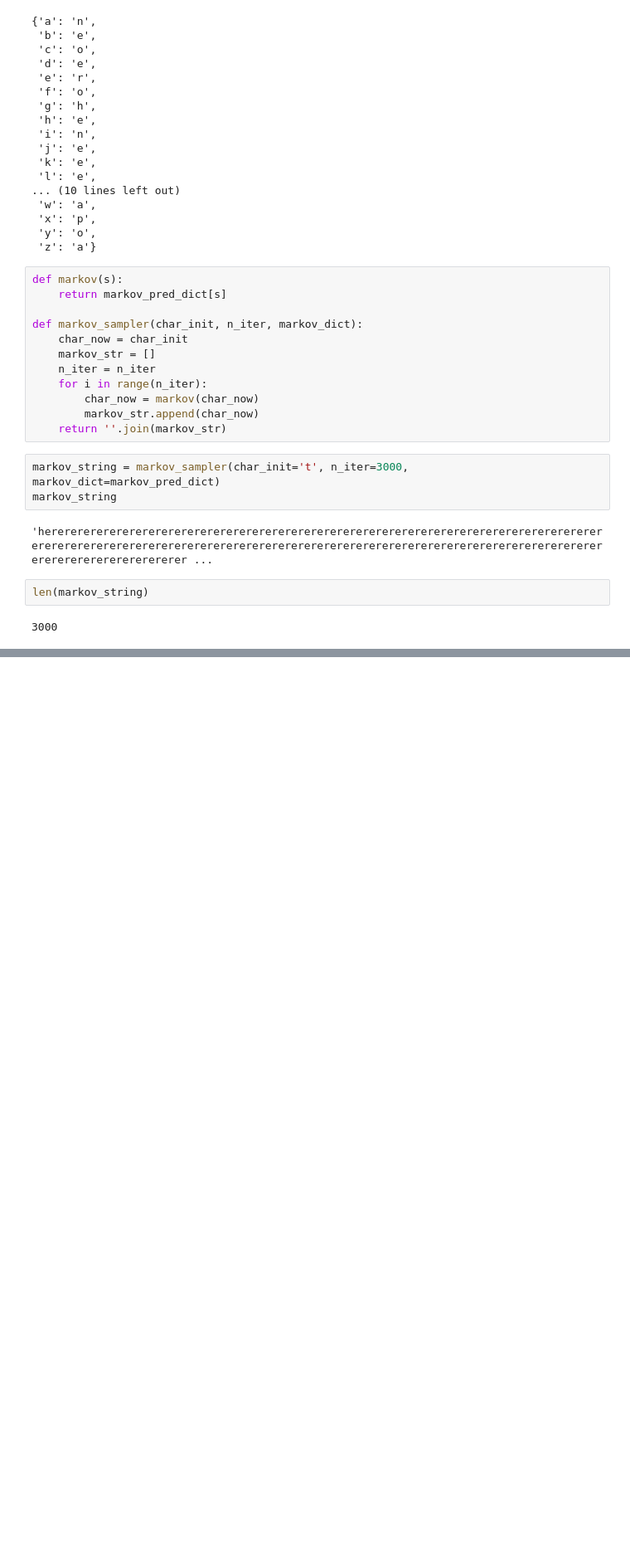
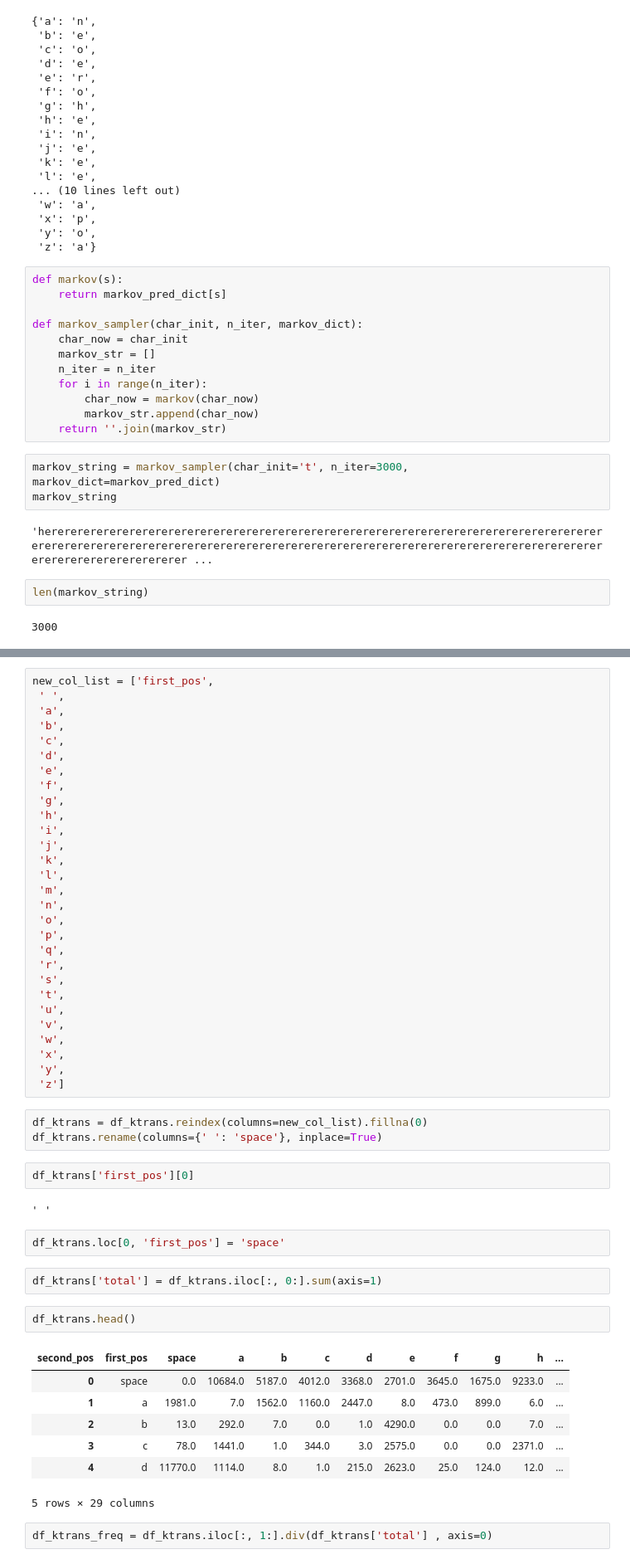
Before and after one commit to grantaguinaldo/ssie, a Jupyter notebook: ssie500/hw2/hw2.ipynb, the cells around one changed output, grey strips where cells are left out. Shown: that part at 83% size. Saved outputs shown, nothing was run; the diff lists cells and outputs as text; blank space fills up the shorter version.

```diff
--- a/ssie500/hw2/hw2.ipynb
+++ b/ssie500/hw2/hw2.ipynb
@@ -353,0 +342,52 @@ len(markov_string)
+# %%
+new_col_list = ['first_pos',
+ ' ',
+ 'a',
+ 'b',
+ 'c',
+ 'd',
+ 'e',
+ 'f',
+ 'g',
+ 'h',
+ 'i',
+ 'j',
+ 'k',
+ 'l',
+ 'm',
+ 'n',
+ 'o',
+ 'p',
+ 'q',
+ 'r',
+ 's',
+ 't',
+ 'u',
+ 'v',
+ 'w',
+ 'x',
+ 'y',
+ 'z']
+# %%
+df_ktrans = df_ktrans.reindex(columns=new_col_list).fillna(0)
+df_ktrans.rename(columns={' ': 'space'}, inplace=True)
+# %%
+df_ktrans['first_pos'][0]
+# %% [output]
+' '
+# %%
+df_ktrans.loc[0, 'first_pos'] = 'space'
+# %%
+df_ktrans['total'] = df_ktrans.iloc[:, 0:].sum(axis=1)
+# %%
+df_ktrans.head()
+# %% [output]
+| second_pos | first_pos | space | a | b | c | d | e | f | g | h | ... |
+| 0 | space | 0.0 | 10684.0 | 5187.0 | 4012.0 | 3368.0 | 2701.0 | 3645.0 | 1675.0 | 9233.0 | ... |
+| 1 | a | 1981.0 | 7.0 | 1562.0 | 1160.0 | 2447.0 | 8.0 | 473.0 | 899.0 | 6.0 | ... |
+| 2 | b | 13.0 | 292.0 | 7.0 | 0.0 | 1.0 | 4290.0 | 0.0 | 0.0 | 7.0 | ... |
+| 3 | c | 78.0 | 1441.0 | 1.0 | 344.0 | 3.0 | 2575.0 | 0.0 | 0.0 | 2371.0 | ... |
+| 4 | d | 11770.0 | 1114.0 | 8.0 | 1.0 | 215.0 | 2623.0 | 25.0 | 124.0 | 12.0 | ... |
+5 rows × 29 columns
+# %%
+df_ktrans_freq = df_ktrans.iloc[:, 1:].div(df_ktrans['total'] , axis=0)
```
Also changed, not shown: parts of 9 cells of this notebook, 1 other file.
